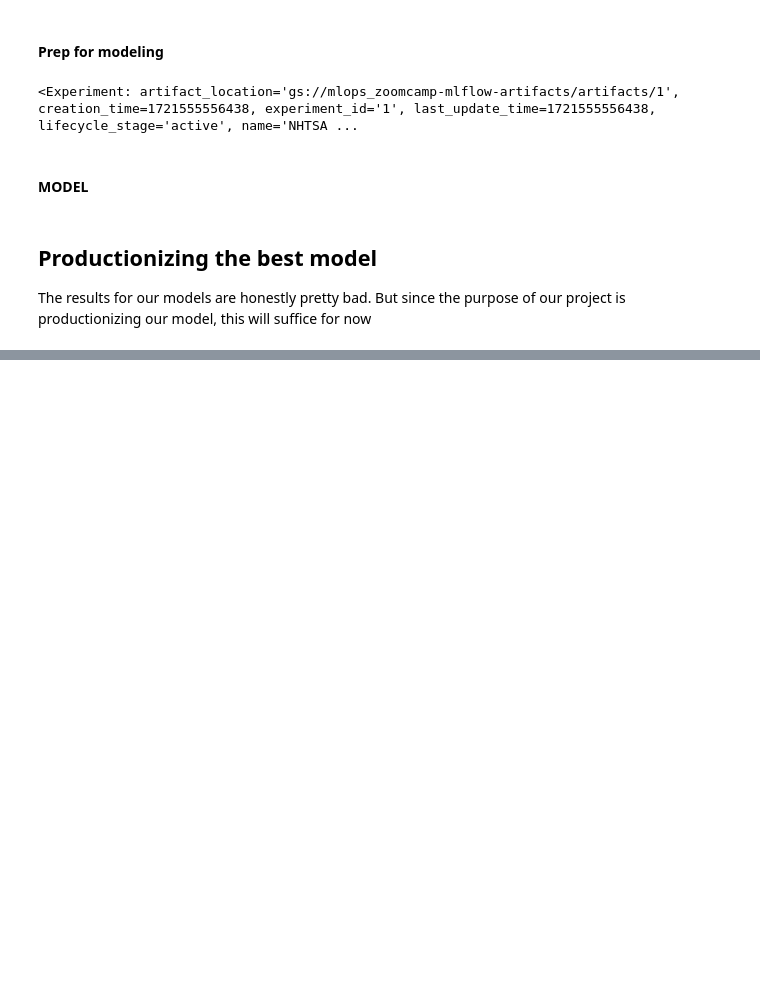
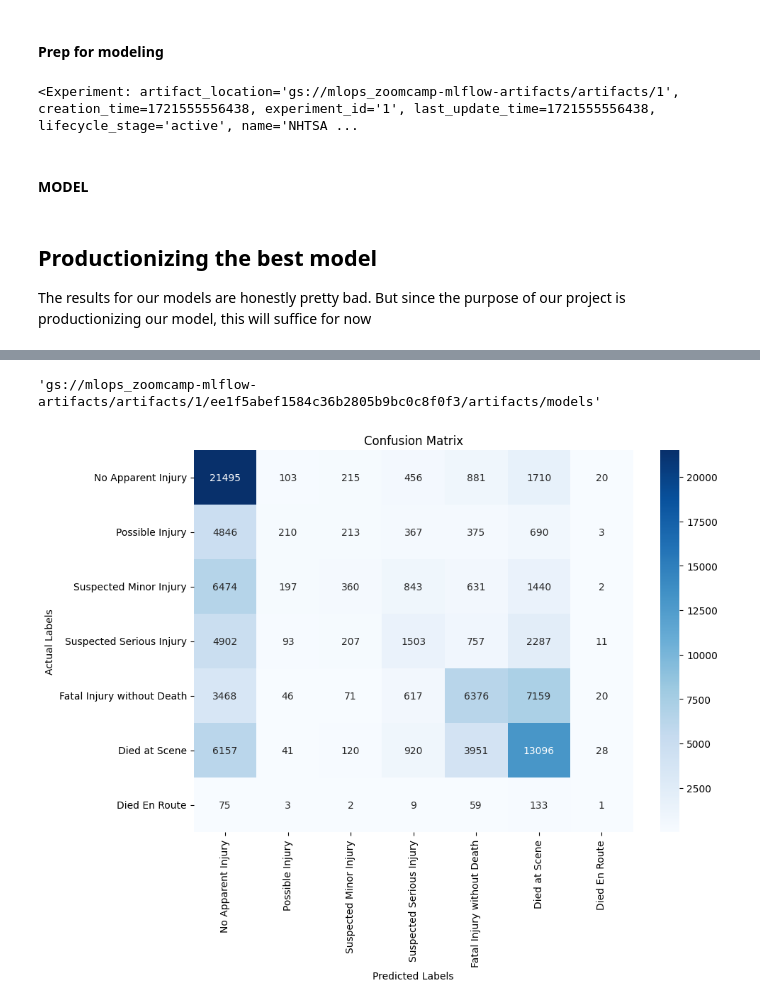
Before and after one commit to blackBagel/NHTSA-FARS-MLOps-Project, a Jupyter notebook: starter_model_creation.ipynb, the cells around one changed output, grey strips where cells are left out. Drawn from its saved outputs; the diff is of its cells as text; code cells hidden in the pictures; blank space fills up the shorter version.

Commit message:
Added confusion matrix func for inspecting a model

```diff
--- a/starter_model_creation.ipynb
+++ b/starter_model_creation.ipynb
@@ -829,0 +829,43 @@ Created version '1' of model 'starter_notebook_model'.
+# %%
+client = MlflowClient(mlflow.get_tracking_uri())
+client.get_model_version_download_uri(registered_model_name,1)
+# %% [output]
+'gs://mlops_zoomcamp-mlflow-artifacts/artifacts/1/ee1f5abef1584c36b2805b9bc0c8f0f3/artifacts/models'
+# %%
+import mlflow.pyfunc
+
+alias = "Champion"
+model_path = 'gs://mlops_zoomcamp-mlflow-artifacts/artifacts/1/309206cac0ca4043bb9b42a6bd5aded0/artifacts/GradientBoosting'
+champion_model = mlflow.pyfunc.load_model(model_path)
+# %%
+import numpy as np
+
+def plot_confusion_matrix(model, test_df, test_true_labels, textual_labels):
+    test_predictions = model.predict(test_df)
+
+    translated_test_target_df = test_true_labels.map(textual_labels)
+
+    # Create a vectorized function that applies the dictionary mapping
+    vectorized_map = np.vectorize(textual_labels.get)
+
+    # Translate the numbers in the array to their corresponding strings using the vectorized function
+    translated_test_predictions = vectorized_map(test_predictions)
+
+    # Define the order of labels according to their numerical values
+    label_order = [textual_labels[key] for key in sorted(textual_labels.keys())]
+
+    confusion_matrix = metrics.confusion_matrix(translated_test_target_df, translated_test_predictions, labels=label_order)
+
+
+    plt.figure(figsize=(10, 7))
+    sns.heatmap(confusion_matrix, annot=True, fmt='d', cmap='Blues',
+                xticklabels=label_order,
+                yticklabels=label_order)
+    plt.xlabel('Predicted Labels')
+    plt.ylabel('Actual Labels')
+    plt.title('Confusion Matrix')
+    plt.show()
+
+plot_confusion_matrix(champion_model, test_df, test_target_df, test_label_for_target)
+# %% [output]
+[figure, added]
```
Also changed, not shown: parts of 5 cells of this notebook.
